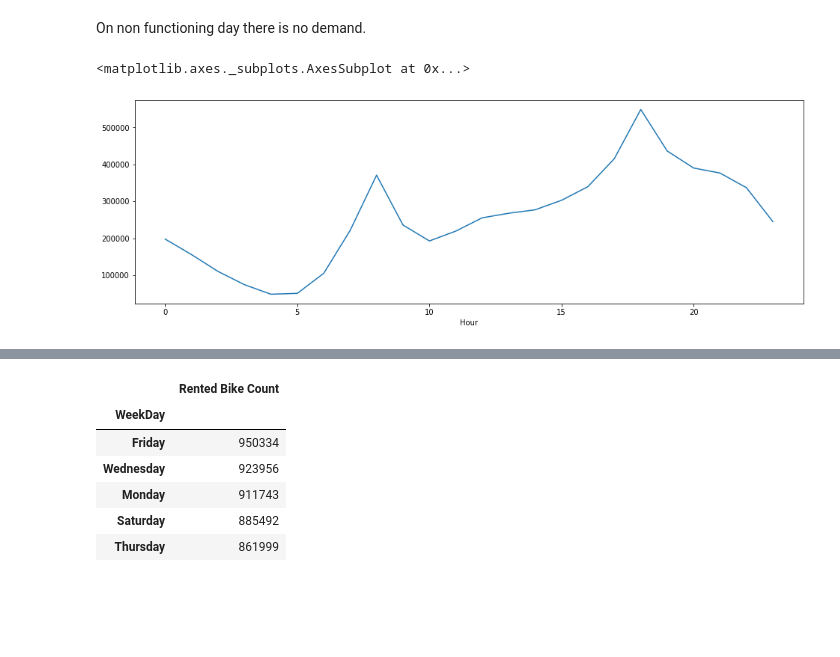
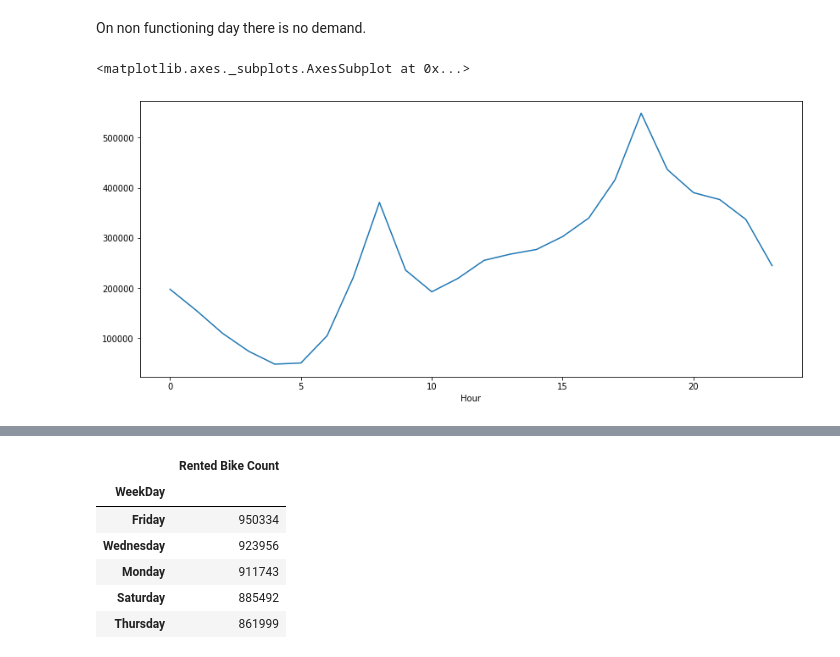
Before and after one commit to AjaharDaroga/Bike_Shearing_Demand_Prediction, a Jupyter notebook: Bike_Sharing_Demand_Prediction.ipynb, the cells around one changed output, grey strips where cells are left out. Cells and saved outputs as stored; diff of their text form; code cells hidden in the pictures; blank space fills up the shorter version.

```diff
--- a/Bike_Sharing_Demand_Prediction.ipynb
+++ b/Bike_Sharing_Demand_Prediction.ipynb
@@ -250,8 +250,8 @@ fig = sns.boxplot(x='Functioning Day', y="Rented Bike Count", data=df)
 On non functioning day there is no demand.
 # %%
 #ploting line graph group by Hrs and get average Bikes rented
-plt.figure(figsize=(16,5))
+plt.figure(figsize=(14,6))
 df.groupby('Hour').sum()['Rented Bike Count'].plot()
 # %% [output]
 <matplotlib.axes._subplots.AxesSubplot at 0x...>
-[figure, old version]
+[figure, new version]
```
Also changed, not shown: parts of 18 cells of this notebook.
